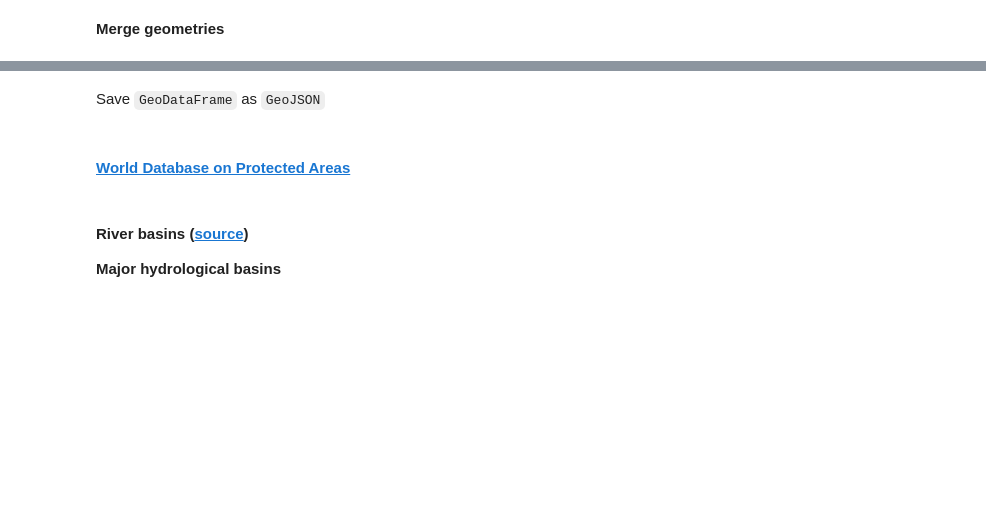
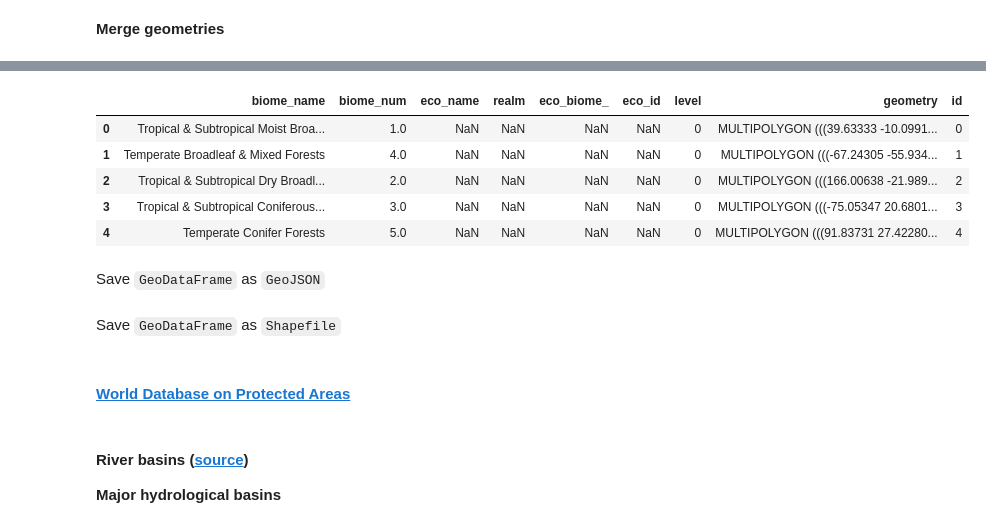
Before and after one commit to Vizzuality/soils-revealed-data, a Jupyter notebook: processing/create_MBTiles.ipynb, the cells around one changed output, grey strips where cells are left out. Saved outputs shown, nothing was run; the diff lists cells and outputs as text; code cells hidden in the pictures; blank space fills up the shorter version.

```diff
--- a/processing/create_MBTiles.ipynb
+++ b/processing/create_MBTiles.ipynb
@@ -180,3 +220,14 @@ biomes.plot()
+# %%
+data['id'] = np.arange(len(data))
+# %%
+data.head()
+# %% [output]
+|  | biome_name | biome_num | eco_name | realm | eco_biome_ | eco_id | level | geometry | id |
+| 0 | Tropical & Subtropical Moist Broa... | 1.0 | NaN | NaN | NaN | NaN | 0 | MULTIPOLYGON (((39.63333 -10.0991... | 0 |
+| 1 | Temperate Broadleaf & Mixed Forests | 4.0 | NaN | NaN | NaN | NaN | 0 | MULTIPOLYGON (((-67.24305 -55.934... | 1 |
+| 2 | Tropical & Subtropical Dry Broadl... | 2.0 | NaN | NaN | NaN | NaN | 0 | MULTIPOLYGON (((166.00638 -21.989... | 2 |
+| 3 | Tropical & Subtropical Coniferous... | 3.0 | NaN | NaN | NaN | NaN | 0 | MULTIPOLYGON (((-75.05347 20.6801... | 3 |
+| 4 | Temperate Conifer Forests | 5.0 | NaN | NaN | NaN | NaN | 0 | MULTIPOLYGON (((91.83731 27.42280... | 4 |
 # %% [markdown]
 Save `GeoDataFrame` as `GeoJSON`
 # %%
@@ -183,0 +235,2 @@ biomes.to_file("../data/mbtiles/ecoregions_by_biome.json", driver="GeoJSON")
+# %% [markdown]
+Save `GeoDataFrame` as `Shapefile`
```
Also changed, not shown: parts of 23 cells of this notebook.
